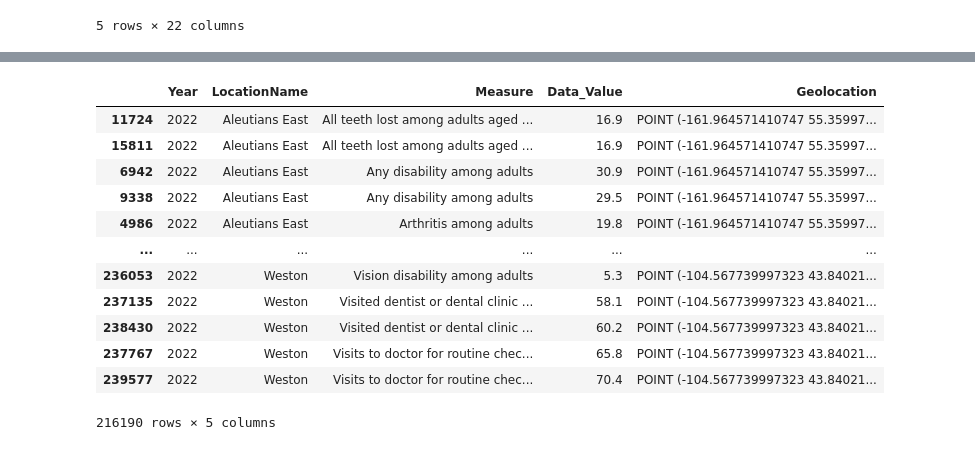
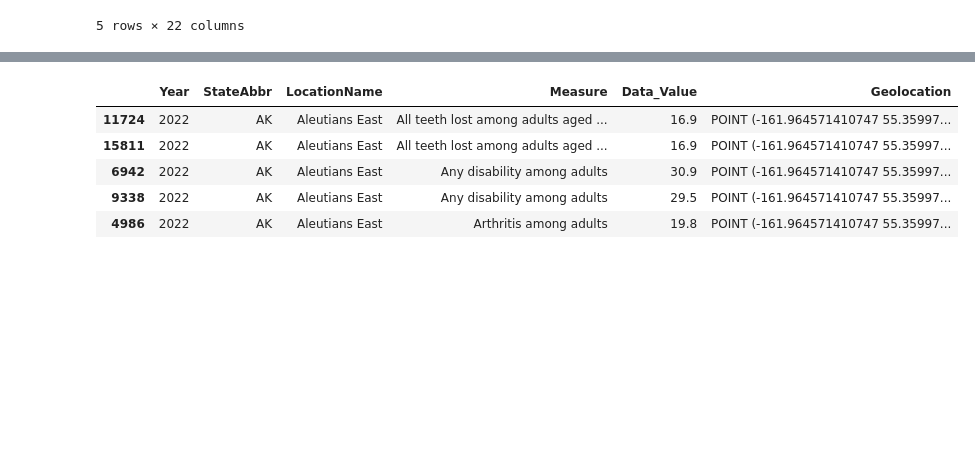
Before and after one commit to k2narendra/Income_vs_Health_Analysis, a Jupyter notebook: Notebook/Capstone_income_vs_Health.ipynb, the cells around one changed output, grey strips where cells are left out. Cells and saved outputs as stored; diff of their text form; code cells hidden in the pictures; blank space fills up the shorter version.

```diff
--- a/Notebook/Capstone_income_vs_Health.ipynb
+++ b/Notebook/Capstone_income_vs_Health.ipynb
@@ -91,19 +121,12 @@ income_2021
 # %%
 income_2022=income_2022.sort_values(by= ['StateAbbr', 'LocationName', 'Measure'])
-income_2022 = income_2022[['Year', 'LocationName', 'Measure', 'Data_Value', 'Geolocation']]
+income_2022 = income_2022[['Year','StateAbbr', 'LocationName', 'Measure', 'Data_Value', 'Geolocation']]
 # %%
-income_2022
+income_2022.head()
 # %% [output]
-|  | Year | LocationName | Measure | Data_Value | Geolocation |
-| 11724 | 2022 | Aleutians East | All teeth lost among adults aged ... | 16.9 | POINT (-161.964571410747 55.35997... |
-| 15811 | 2022 | Aleutians East | All teeth lost among adults aged ... | 16.9 | POINT (-161.964571410747 55.35997... |
-| 6942 | 2022 | Aleutians East | Any disability among adults | 30.9 | POINT (-161.964571410747 55.35997... |
-| 9338 | 2022 | Aleutians East | Any disability among adults | 29.5 | POINT (-161.964571410747 55.35997... |
-| 4986 | 2022 | Aleutians East | Arthritis among adults | 19.8 | POINT (-161.964571410747 55.35997... |
-| ... | ... | ... | ... | ... | ... |
-| 236053 | 2022 | Weston | Vision disability among adults | 5.3 | POINT (-104.567739997323 43.84021... |
-| 237135 | 2022 | Weston | Visited dentist or dental clinic ... | 58.1 | POINT (-104.567739997323 43.84021... |
-| 238430 | 2022 | Weston | Visited dentist or dental clinic ... | 60.2 | POINT (-104.567739997323 43.84021... |
-| 237767 | 2022 | Weston | Visits to doctor for routine chec... | 65.8 | POINT (-104.567739997323 43.84021... |
-| 239577 | 2022 | Weston | Visits to doctor for routine chec... | 70.4 | POINT (-104.567739997323 43.84021... |
+|  | Year | StateAbbr | LocationName | Measure | Data_Value | Geolocation |
+| 11724 | 2022 | AK | Aleutians East | All teeth lost among adults aged ... | 16.9 | POINT (-161.964571410747 55.35997... |
+| 15811 | 2022 | AK | Aleutians East | All teeth lost among adults aged ... | 16.9 | POINT (-161.964571410747 55.35997... |
+| 6942 | 2022 | AK | Aleutians East | Any disability among adults | 30.9 | POINT (-161.964571410747 55.35997... |
+| 9338 | 2022 | AK | Aleutians East | Any disability among adults | 29.5 | POINT (-161.964571410747 55.35997... |
+| 4986 | 2022 | AK | Aleutians East | Arthritis among adults | 19.8 | POINT (-161.964571410747 55.35997... |
-216190 rows × 5 columns
```
Also changed, not shown: parts of 25 cells of this notebook, 3 other files.
